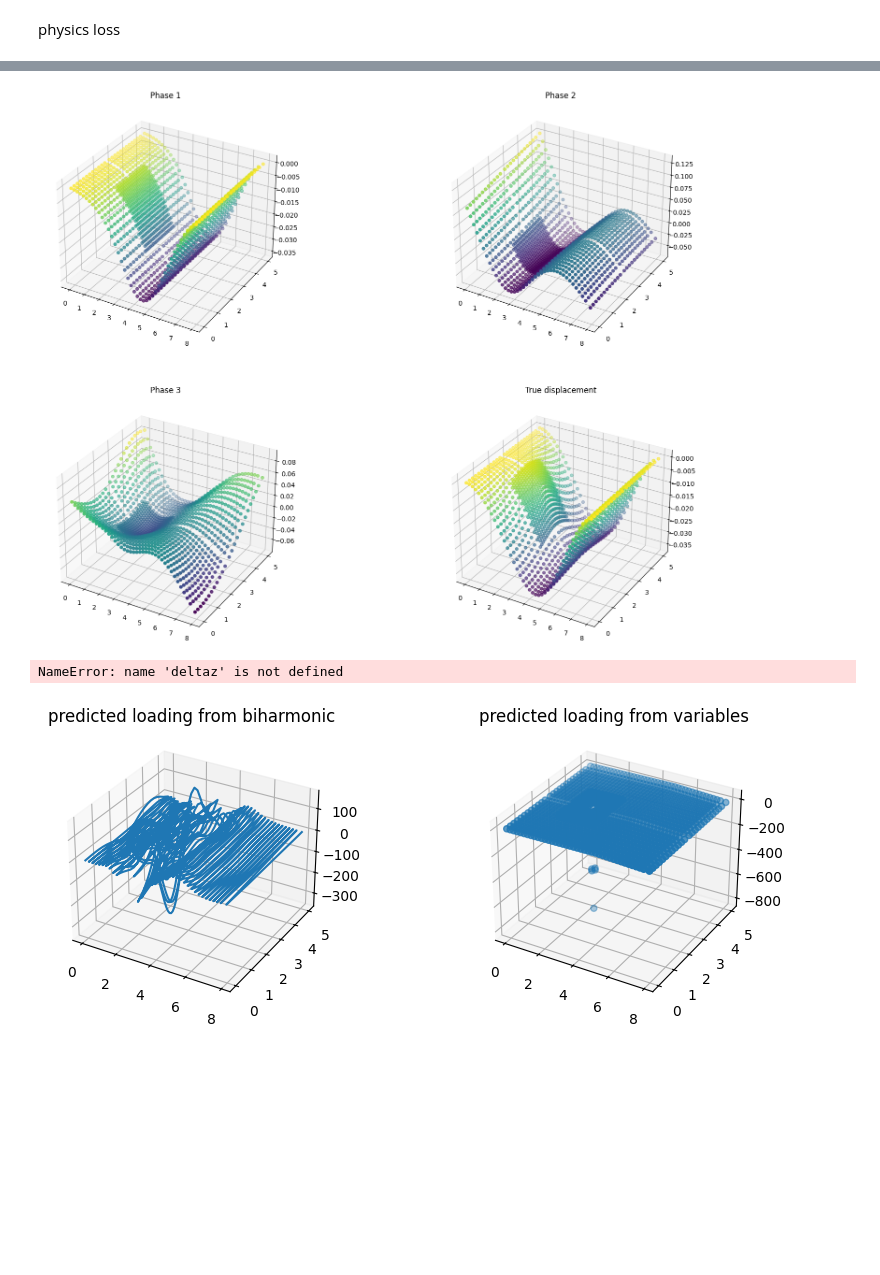
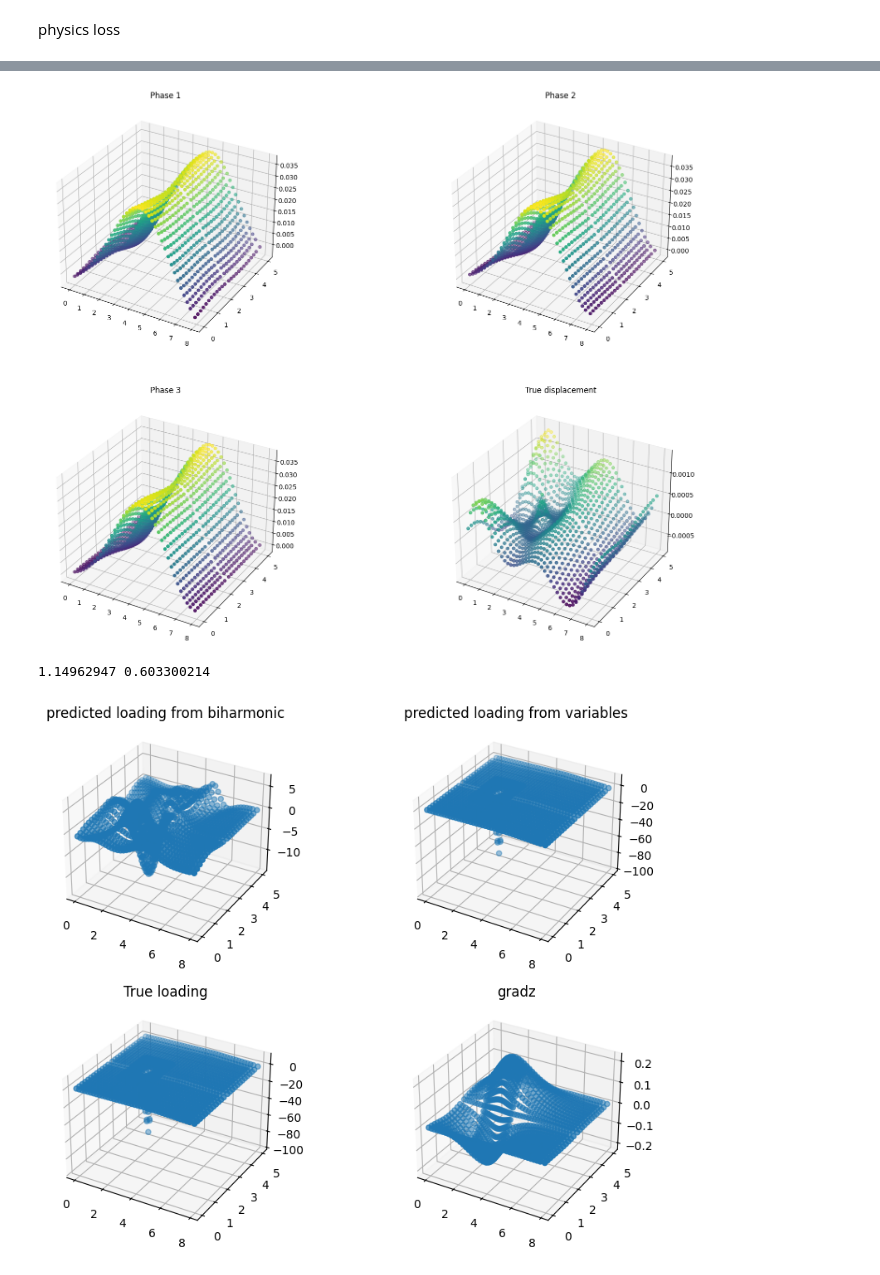
Before and after one commit to ShiyuanDengg/2D-Wall, a Jupyter notebook: 2D Propped Prediction .ipynb, the cells around one changed output, grey strips where cells are left out. Cells and saved outputs as stored; diff of their text form; code cells hidden in the pictures; blank space fills up the shorter version.

```diff
--- a/2D Propped Prediction .ipynb
+++ b/2D Propped Prediction .ipynb
@@ -222,30 +228,31 @@ def first_order_grad(inputs):
 # %%
-def gaussian_2D(z, x, force, deltaz, deltax, xc = x_prop, zc = z_prop, sigma = 0.1):
+def gaussian_2D(z, x, force, deltaz_batch, deltax_batch, xc = x_prop, zc = z_prop, sigma = 0.15):
 
   dtype = z.dtype
   force, xc, zc, sigma = tf.cast(force, dtype), tf.cast(xc, dtype), tf.cast(zc, dtype), tf.cast(sigma, dtype)
 
   r2 = ((x - xc)**2 + (z - zc)**2) / (2 * sigma**2)
   phi = tf.exp(-r2)
-  scale = force / (tf.reduce_sum(phi) * deltax * deltaz)
-  d2 = (x - tf.cast(xc,dtype))**2 + (z - tf.cast(zc,dtype))**2
+  scale = force / (tf.reduce_sum(phi) * deltax_batch * deltaz_batch)
 
   return scale * phi
 
-def piecewise_q(z_norm_flatten_tf, x_norm_flatten_tf, deltaz, deltax):  #input normalized
+def piecewise_q(z_norm_flatten_tf, x_norm_flatten_tf, deltaz_batch, deltax_batch):  #input normalized
+
     z_phys = z_norm_flatten_tf * z_max
+    x_phys = x_norm_flatten_tf * x_max
 
     q_s = tf.where(z_phys <= H_exposed, (m_a * gamma * Ka * z_phys), (m_a * gamma * Ka * z_phys - m_p*gamma*Kp*(z_phys-H_exposed)))
-    q_prop = gaussian_2D(z_phys, x_norm_flatten_tf * x_max, zR_prop, deltaz, deltax)
+    q_prop = gaussian_2D(z_phys, x_phys, zR_prop, deltaz_batch, deltax_batch)
 
     return q_s - q_prop
 
 delta_z_tf = tf.convert_to_tensor(delta_z, dtype=tf.float32)
 delta_x_tf = tf.convert_to_tensor(delta_x, dtype=tf.float32)
 
-q_test = piecewise_q(z_norm_flatten_tf, x_norm_flatten_tf, delta_z_tf, delta_x_tf)
-fig.add_axes(ax)
+q_test = piecewise_q(z_norm_flatten_tf, x_norm_flatten_tf, delta_z_tf, delta_x_tf) / q_max
 fig = plt.figure(figsize=(10, 8))
 ax = fig.add_subplot(111, projection='3d')
 ax.scatter(z_norm_flatten, x_norm_flatten, q_test)
+ax.set_title('initial loading prediction')
 # %% [output]
@@ -321,7 +332,7 @@ history        = {k: [] for k in ["loss", "data", "phys", "bc"]}
 history_params = {"m_a": [], "m_p": []}
 # %%
 # --- 2. training loop ---------------------------------------------------
-for epoch in range(5000):
+for epoch in range(N_DATA_ONLY_EPOCHS + N_BC_EPOCHS + N_PHYSICS_EPOCHS):
     # We’ll keep the metrics from the *last* batch in this epoch
     for batch in dataset:
         loss, data_l, bc_l, phys_l = train_step(batch, tf.cast(epoch, tf.int32))
@@ -334,7 +345,7 @@ for epoch in range(5000):
     history_params["m_a"].append(m_a.numpy())
     history_params["m_p"].append(m_p.numpy())
 
-    if epoch % 5 == 0:
+    if epoch % 50 == 0:
         print(f"Epoch {epoch:3d} | "
               f"loss {loss.numpy():.3e} | "
               f"data {data_l.numpy():.3e} | "
@@ -411,40 +405,58 @@ ax3.scatter(z_flatten, x_flatten, y_pred3, c = y_pred3, cmap = 'viridis')
 ax3.set_title('Phase 3')
 
 ax4 = fig.add_subplot(224, projection = '3d')
-ax4.scatter(z_flatten, x_flatten, y_flatten, c = y_flatten, cmap = 'viridis')
+ax4.scatter(z_flatten, x_flatten, y_pred3 - y_flatten, c = y_pred3 - y_flatten, cmap = 'viridis')
 ax4.set_title('True displacement')
 
 plt.show()
 # %% [output]
-[figure, old version]
+[figure, new version]
 # %%
+def laplacian(inputs, func = model_phase1):
+    with tf.GradientTape(persistent=True) as tape2:
+        tape2.watch(inputs)
+        with tf.GradientTape() as tape1:
+            tape1.watch(inputs)
+            f = func(inputs)
+        grad = tape1.gradient(f, inputs)  # shape (N, D)
+        dz, dx = tf.unstack(grad, axis = -1)
+
+
+    dz2 = tf.unstack(tape2.gradient(dz, inputs), axis = -1)[0]
+    dx2 = tf.unstack(tape2.gradient(dx, inputs), axis = -1)[1]
+
+    return dz2 / z_max**2 + dx2 / x_max**2
+
+
 bih = laplacian(zxstack, laplacian)
 
 cut = 0
 fig = plt.figure(figsize=(10, 8))
 
 ax1 = fig.add_subplot(221, projection = '3d')
-ax1.plot(z_flatten[cut*xdim:], x_flatten[cut*xdim:], bih[cut*xdim:]* D * y_max / q_max)
+ax1.scatter(z_flatten[cut*xdim:], x_flatten[cut*xdim:], bih[cut*xdim:]* D * y_max / q_max)
 ax1.set_title('predicted loading from biharmonic')
 
 q_params = piecewise_q(z_norm_flatten_tf, x_norm_flatten_tf, delta_z_tf, delta_x_tf)
 ax2 = fig.add_subplot(222, projection = '3d')
 ax2.scatter(z_flatten[cut*xdim:], x_flatten[cut*xdim:], q_params[cut*xdim:]/q_max)
+ax2.set_zlim(-100, 10)
 ax2.set_title('predicted loading from variables')
 
-q_true = q_soil_smooth(z_flatten) - gaussian_2D(z_flatten, x_flatten, deltaz, deltax, zR_prop)
+q_true = q_soil_smooth(z_flatten) - gaussian_2D(z_flatten, x_flatten, zR_prop, delta_z, delta_x)
 ax3 = fig.add_subplot(223, projection = '3d')
 ax3.scatter(z_flatten[cut*xdim:], x_flatten[cut*xdim:], q_true[cut*xdim:]/q_max)
+ax3.set_zlim(-100, 10)
 ax3.set_title('True loading')
 
-gz, gx = tf.unstack(first_order_grad(zxstack), axis = -1)
+gz, gx = first_order_grad(zxstack)
 ax4 = fig.add_subplot(224, projection = '3d')
 ax4.scatter(z_flatten[cut*xdim:], x_flatten[cut*xdim:], gz[cut*xdim:])
 ax4.set_title('gradz')
 tf.print(m_a, m_p)
 # %% [output]
-NameError: name 'deltaz' is not defined
+1.14962947 0.603300214
-[figure, old version]
+[figure, new version]
 # %%
 epoch_plot = np.arange(len(history_params["m_a"]))
 
```
Also changed, not shown: parts of 10 cells of this notebook.
